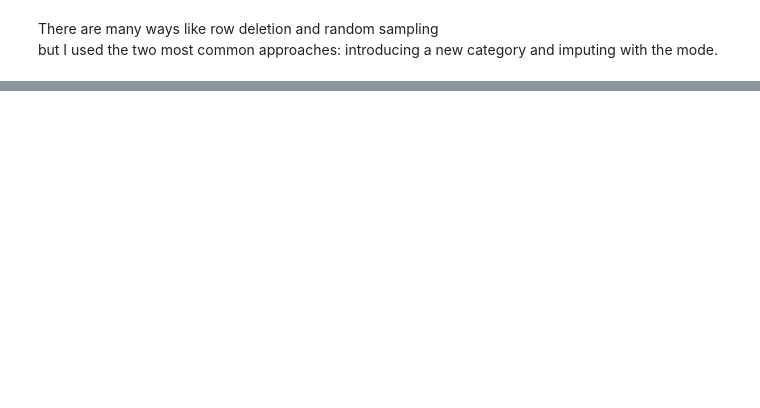
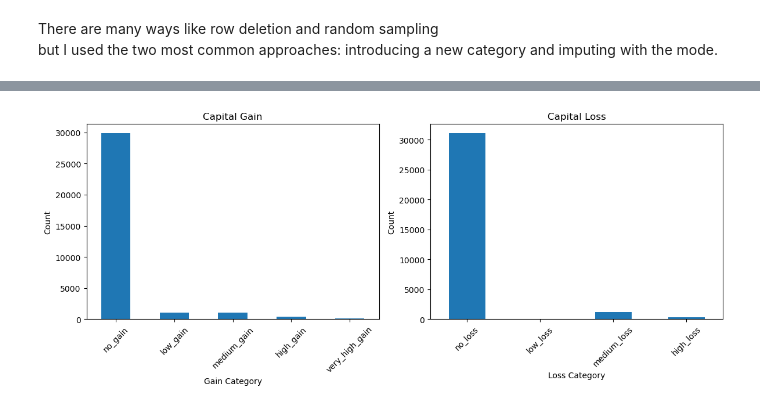
Before and after one commit to JohnAChester/fordham_classification, a Jupyter notebook: CleaningDataset.ipynb, the cells around one changed output, grey strips where cells are left out. Saved outputs shown, nothing was run; the diff lists cells and outputs as text; code cells hidden in the pictures; blank space fills up the shorter version.

```diff
--- a/CleaningDataset.ipynb
+++ b/CleaningDataset.ipynb
@@ -651,0 +657,4 @@ but I used the two most common approaches: introducing a new category and imputi
+# %%
+#Log transformation (best for heavy right-skew)
+train_df['capital_gain_log'] = np.log1p(train_df['capital-gain'])
+train_df['capital_loss_log'] = np.log1p(train_df['capital-loss'])
@@ -651,0 +732,23 @@ but I used the two most common approaches: introducing a new category and imputi
+# %%
+plt.figure(figsize=(12,5))
+
+#capital gain
+plt.subplot(1, 2, 1)
+train_df['capital_gain_bin'].value_counts().sort_index().plot(kind='bar')
+plt.title("Capital Gain")
+plt.xlabel("Gain Category")
+plt.ylabel("Count")
+plt.xticks(rotation=45)
+
+#capital loss
+plt.subplot(1, 2, 2)
+train_df['capital_loss_bin'].value_counts().sort_index().plot(kind='bar')
+plt.title("Capital Loss")
+plt.xlabel("Loss Category")
+plt.ylabel("Count")
+plt.xticks(rotation=45)
+
+plt.tight_layout()
+plt.show()
+# %% [output]
+[figure, added]
```
Also changed, not shown: parts of 11 cells of this notebook.
